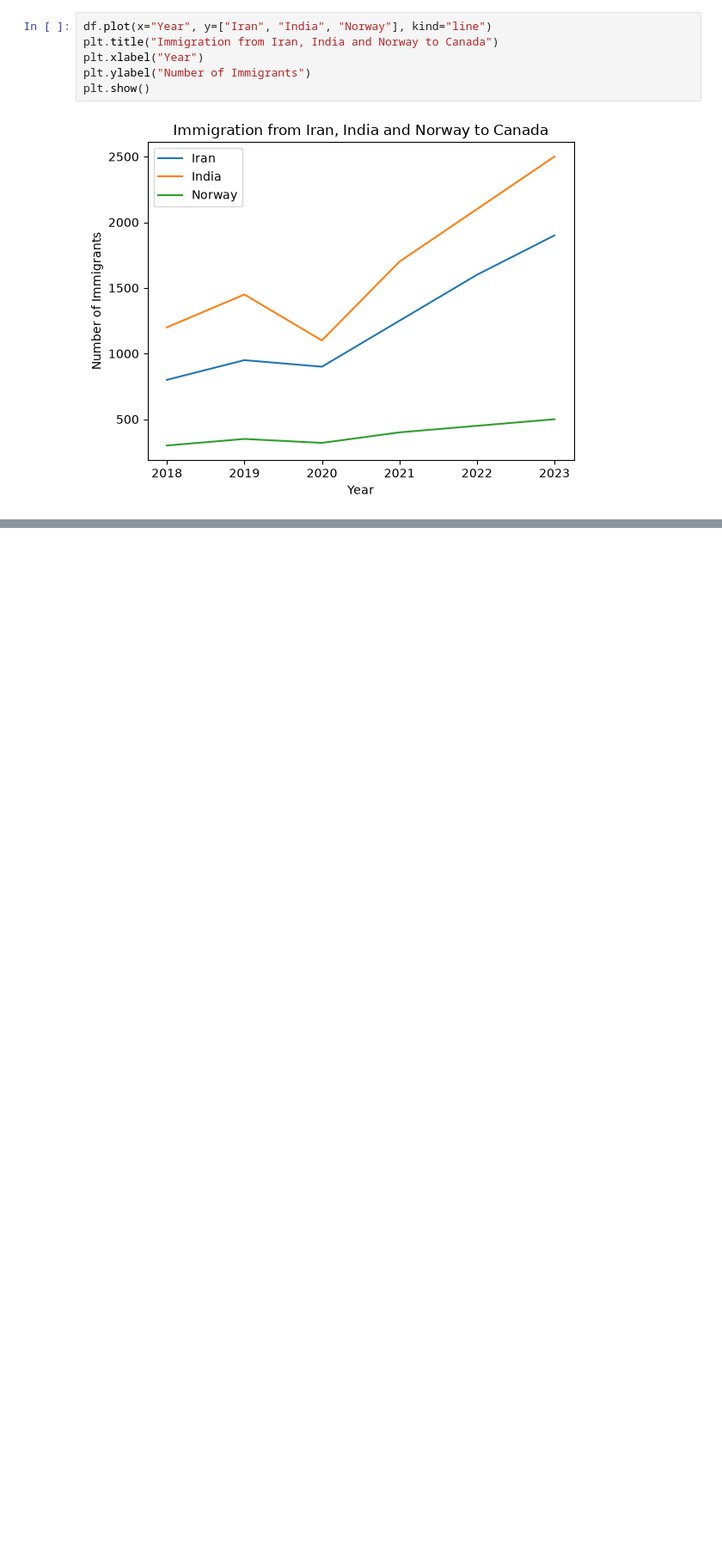
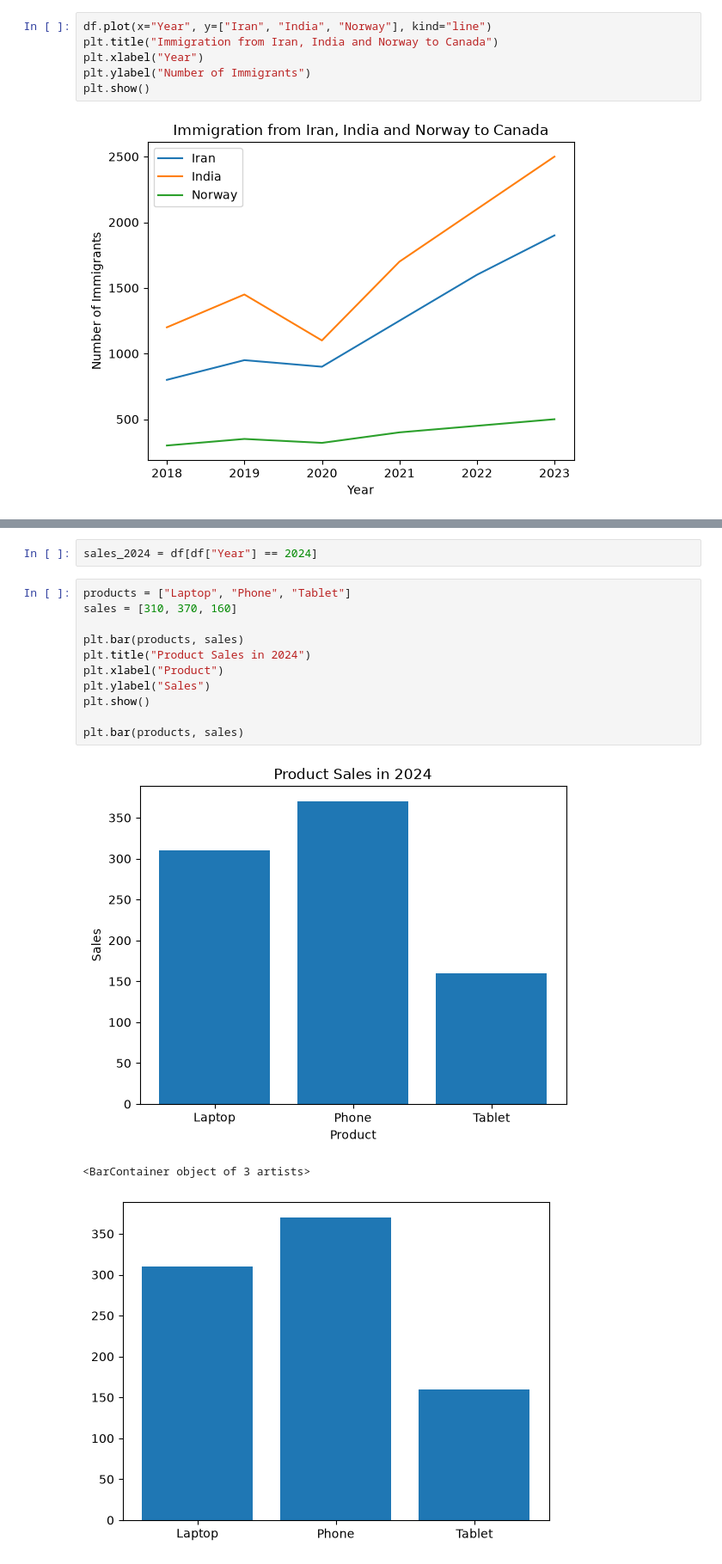
Before and after one commit to azamseyedi/data-visualization, a Jupyter notebook: pandas_practice.ipynb, the cells around one changed output, grey strips where cells are left out. Shown at 86% size. Drawn from its saved outputs; the diff is of its cells as text; blank space fills up the shorter version.

```diff
--- a/pandas_practice.ipynb
+++ b/pandas_practice.ipynb
@@ -43,0 +113,17 @@ plt.show()
+# %%
+sales_2024 = df[df["Year"] == 2024]
+# %%
+products = ["Laptop", "Phone", "Tablet"]
+sales = [310, 370, 160]
+
+plt.bar(products, sales)
+plt.title("Product Sales in 2024")
+plt.xlabel("Product")
+plt.ylabel("Sales")
+plt.show()
+
+plt.bar(products, sales)
+# %% [output]
+[figure, added]
+<BarContainer object of 3 artists>
+[figure, added]
```
Also changed, not shown: parts of 7 cells of this notebook.
